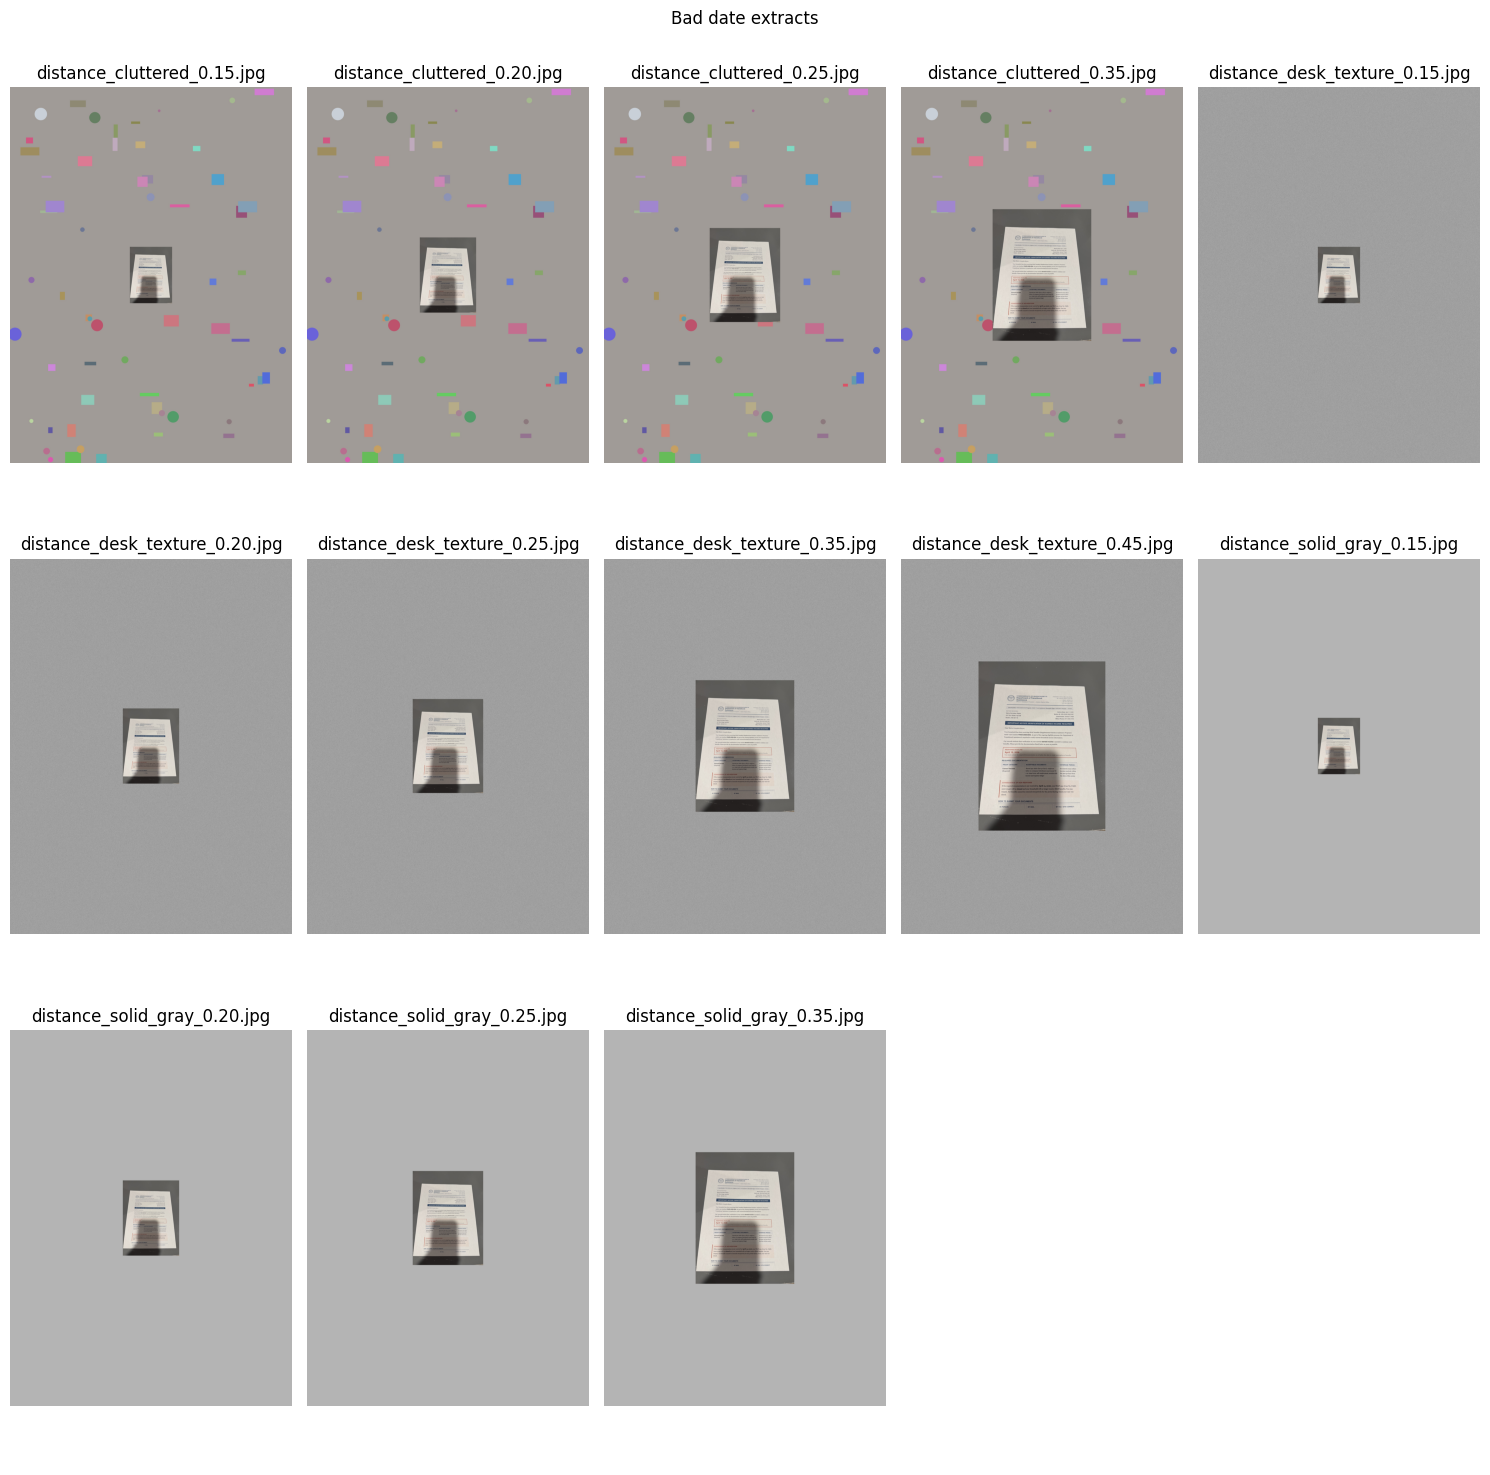
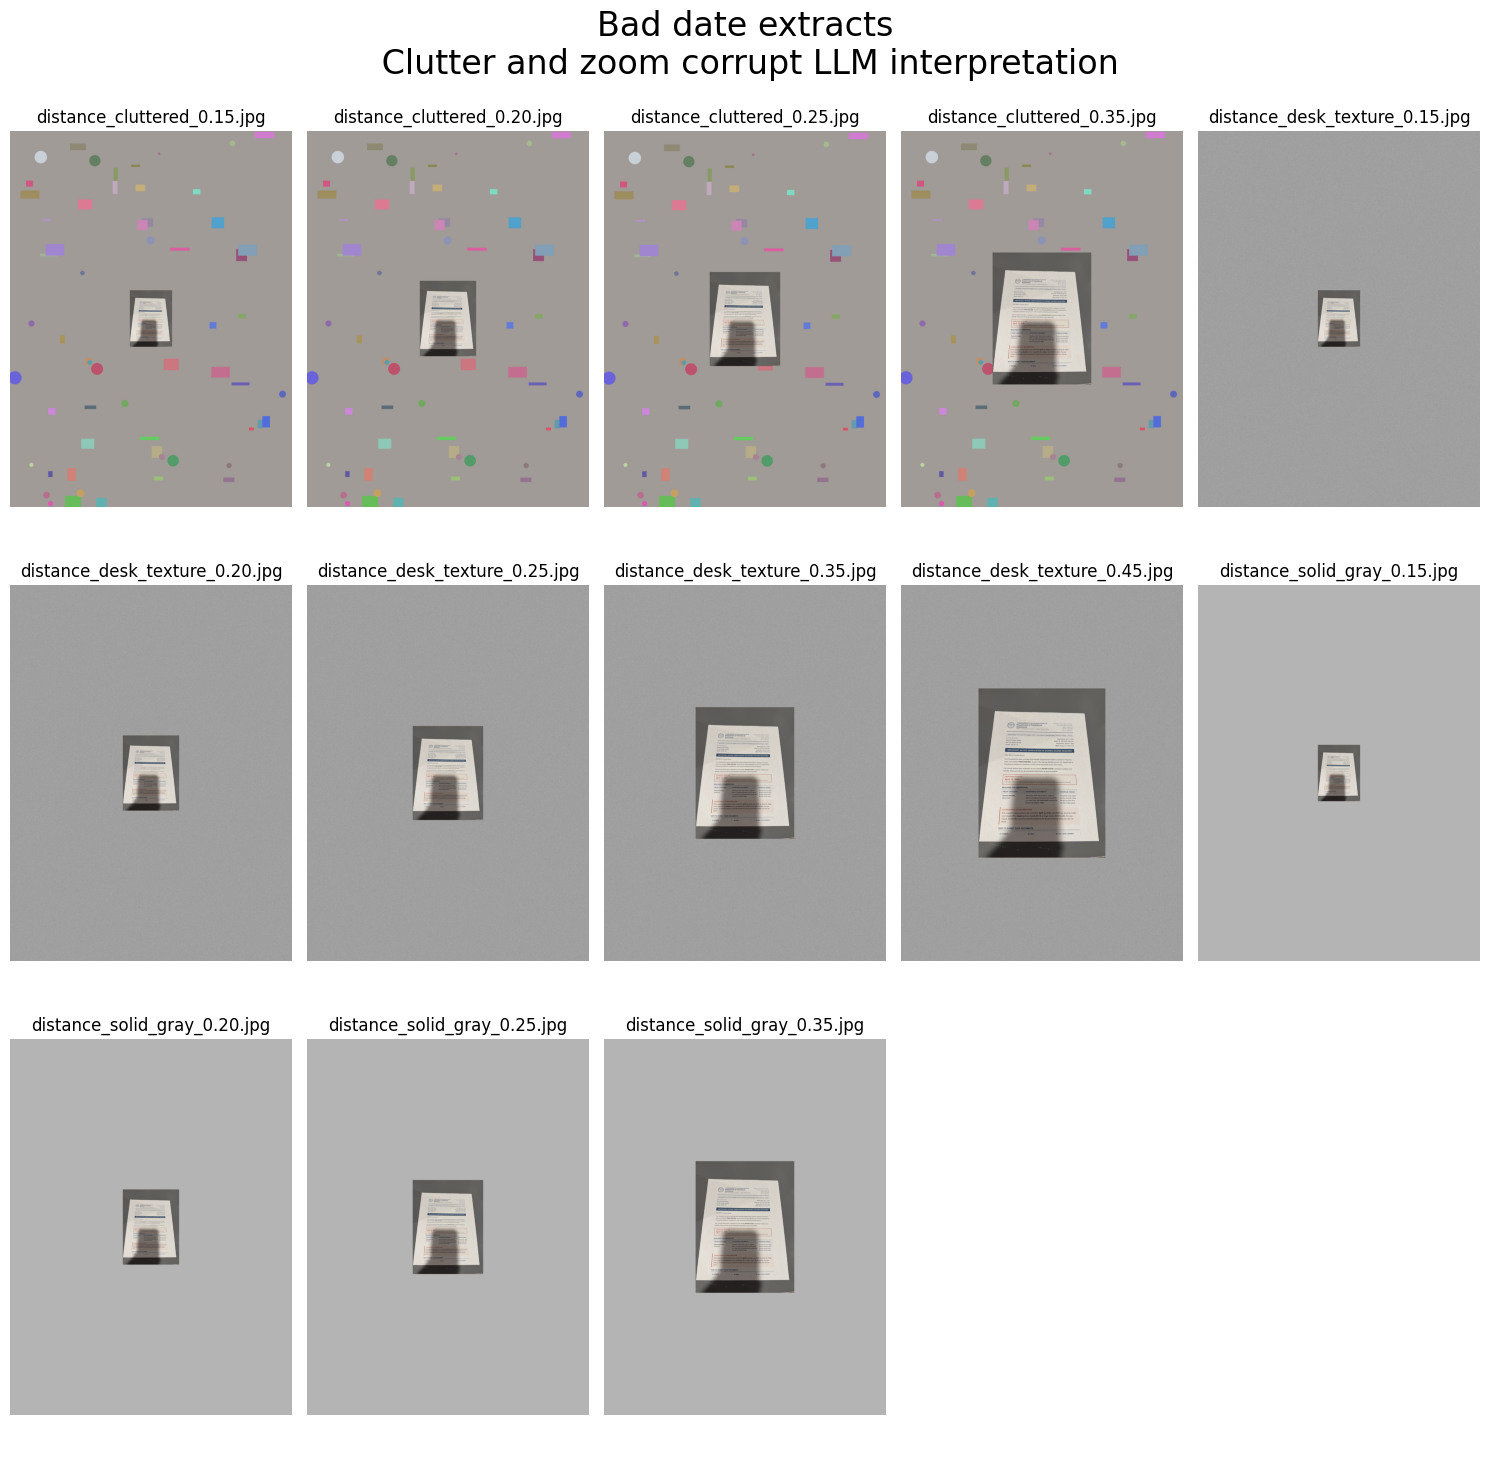
The change to this notebook cell's code, shown as a diff; its figure went from the first image to the second:
--- before
+++ after
@@ -18,5 +18,5 @@
     for ii in range(i, 15):
         ax[ii//5, ii%5].set_axis_off()
-    fig.suptitle("Bad date extracts")
+    fig.suptitle("Bad date extracts\n Clutter and zoom corrupt LLM interpretation", fontsize=24)
     plt.tight_layout()
     plt.show()

Commit: some cleanup